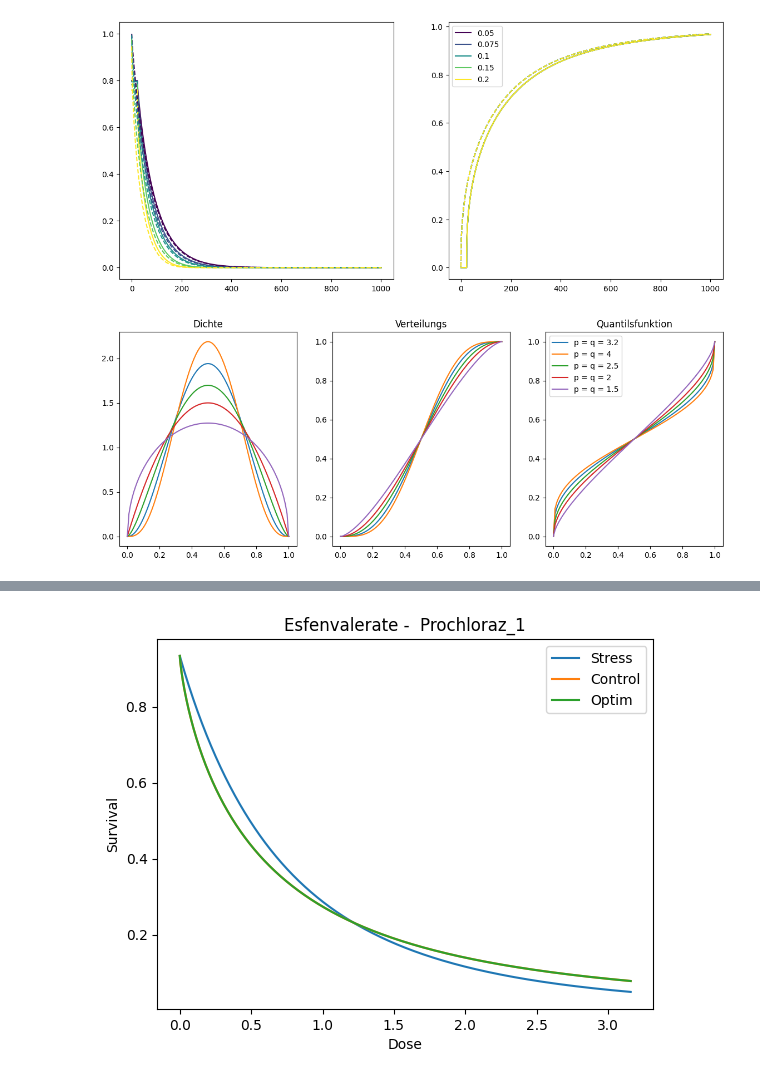
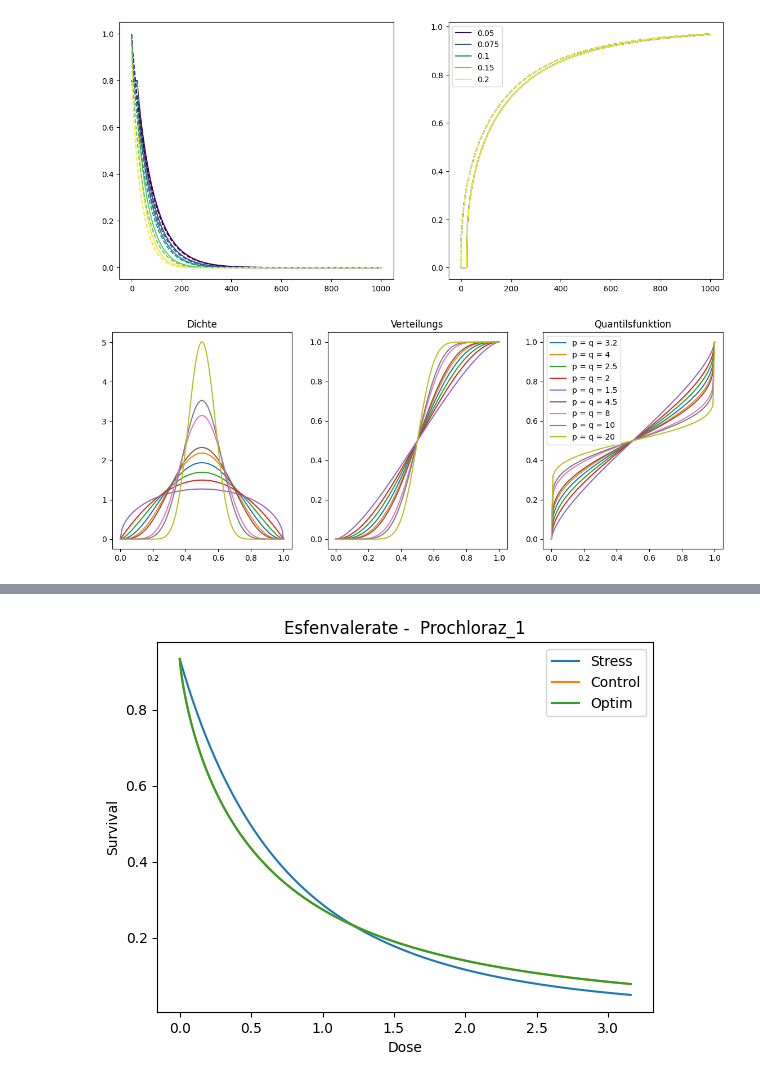
Before and after one commit to ffhammer/sam, a Jupyter notebook: explore_temperature.ipynb, the cells around one changed output, grey strips where cells are left out. Cells and saved outputs as stored; diff of their text form; code cells hidden in the pictures.

```diff
--- a/explore_temperature.ipynb
+++ b/explore_temperature.ipynb
@@ -109,34 +109,34 @@ plt.show()
 # %%
 from scipy.stats import beta, norm
 
 
-params = [3.2, 4, 2.5 , 2, 1.5]
+params = [3.2, 4, 2.5 , 2, 1.5, 4.5, 8, 10, 20]
 
 
 p,q = 2.83 ,  3.17
 
 # plot the distribution
 plt.figure(figsize=(14, 5))
 plt.subplot(131)
 x = np.linspace(0, 1, 100)
 for p in params:
     plt.plot(x, beta.pdf(x, p, p), label = f"p = q = {p}")
 plt.title("Dichte")
 plt.subplot(132)
 # also cdf
 for p in params:
     plt.plot(x, beta.cdf(x, p, p), label = f"p = q = {p}")
 plt.title("Verteilungs")
 
 plt.subplot(133)
 # also cdf
 for p in params:
     plt.plot(x, beta.ppf(x, p, p), label = f"p = q = {p}")
 plt.title("Quantilsfunktion")
 plt.legend()
 plt.show()
 # %% [output]
-[figure, old version]
+[figure, new version]
 # %%
 import glob
 from stress_addition_model import sam_prediction, Predicted_LCs, get_sam_lcs, SAM_Setting
```
Also changed, not shown: parts of 3 cells of this notebook, 2 other files.
